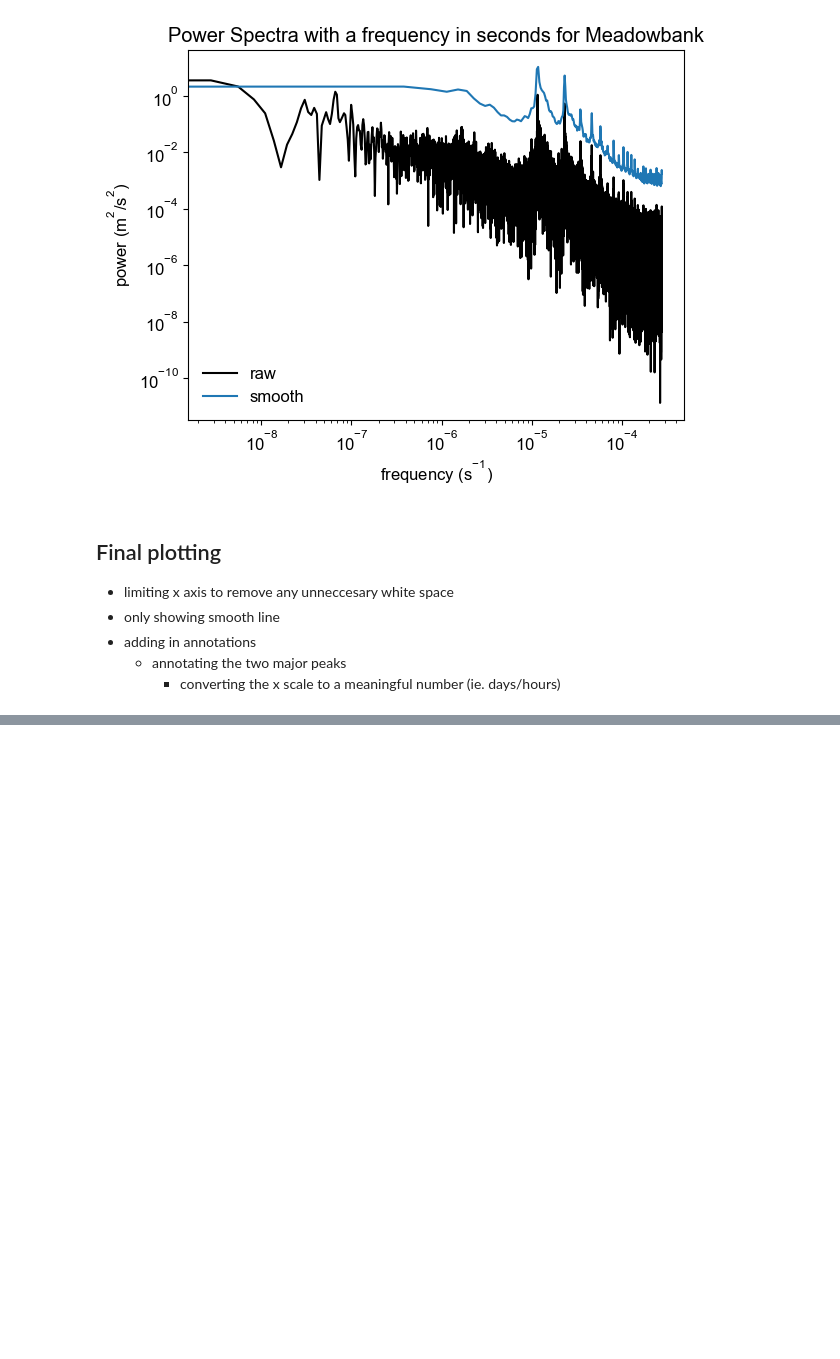
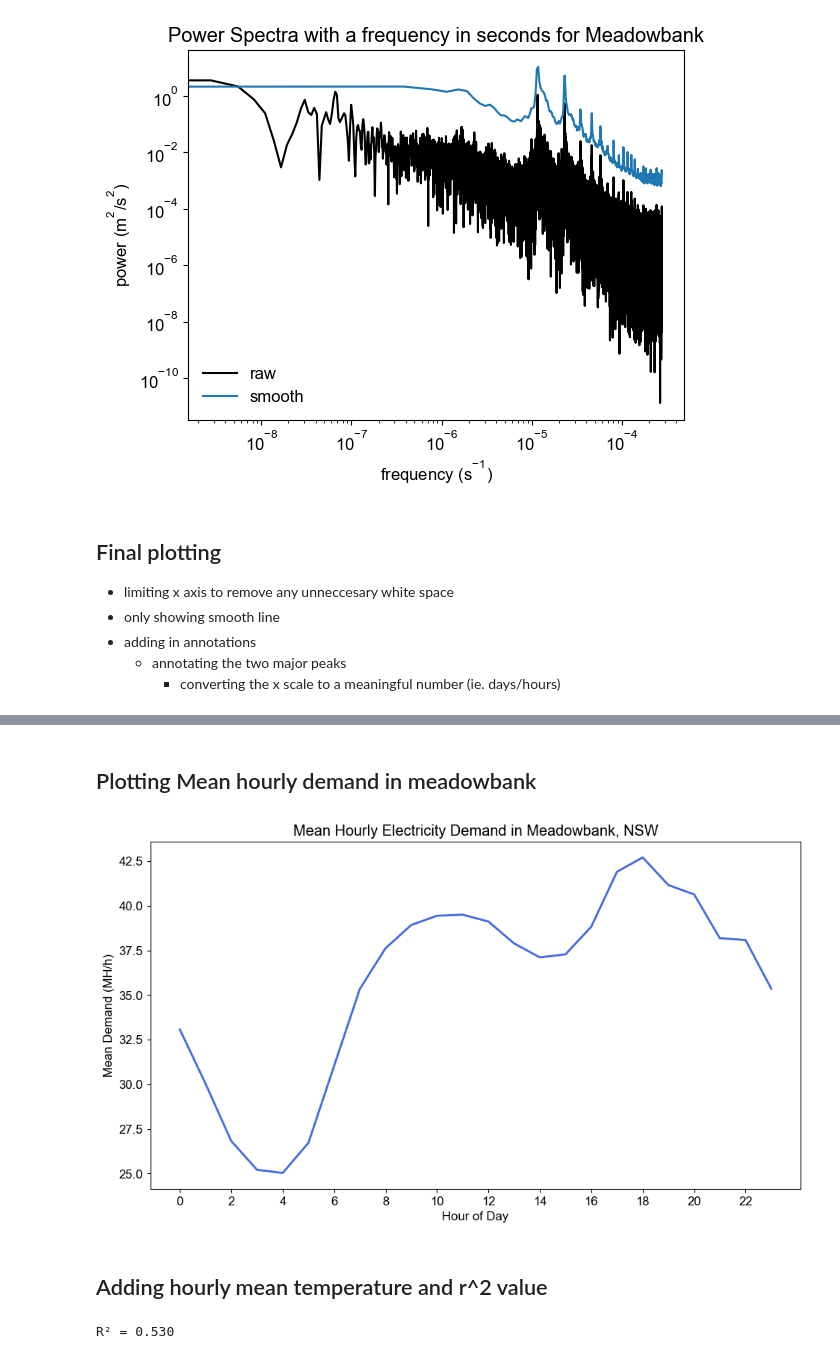
Before and after one commit to pia-vass/vassallo_pia_abstract_repo, a Jupyter notebook: extended_abstract.ipynb, the cells around one changed output, grey strips where cells are left out. Saved outputs shown, nothing was run; the diff lists cells and outputs as text; code cells hidden in the pictures; blank space fills up the shorter version.

```diff
--- a/extended_abstract.ipynb
+++ b/extended_abstract.ipynb
@@ -385,0 +422,36 @@ plt.show()
+# %%
+# downsampling demand from sub-daily to hourly means (similar as before, but naming is as a new variable for simplicity)
+meado_hourly = demand['MEADO'].resample('h').mean()
+meado_hourly = meado_hourly.dropna() # cleaning dataframe by dropping any NaN values
+
+# doing the same for the temperature obsevations
+obs_hourly = obs['t2m'].resample('h').mean()
+obs_hourly = obs_hourly.dropna()
+
+# calculating mean demand and temperature for each hour of the day
+hourly_mean_demand = meado_hourly.groupby(meado_hourly.index.hour).mean()
+hourly_mean_temp = obs_hourly.groupby(obs_hourly.index.hour).mean()
+# %%
+# calculating the mean demand for each hour of the day from the entire dataset
+hourly_mean = meado_hourly.groupby(meado_hourly.index.hour).mean()
+# %% [markdown]
+## Plotting Mean hourly demand in meadowbank
+# %%
+fig, ax = plt.subplots(figsize=(10, 6))
+ax.plot(hourly_mean.index, hourly_mean.values, color='royalblue', linewidth=2)
+ax.set_xlabel('Hour of Day')
+ax.set_ylabel('Mean Demand (MH/h)')
+ax.set_title('Mean Hourly Electricity Demand in Meadowbank, NSW')
+ax.set_xticks(range(0, 24, 2)) # sets the xticks to display the even hour numbers
+plt.tight_layout(pad=2.0)
+plt.show()
+# %% [output]
+[figure, added]
+# %% [markdown]
+## Adding hourly mean temperature and r^2 value
+# %%
+# R^2 value between hourly mean demand and hourly mean temperature cycles
+r2_hourly_corr = np.corrcoef(hourly_mean_demand.values, hourly_mean_temp.values)[0, 1]**2
+print(f'R² = {r2_hourly_corr:.3f}') # printing the value to see what it calculated to determine if its significant result to produce
+# %% [output]
+R² = 0.530
```
Also changed, not shown: parts of 17 cells of this notebook, 1 other file.
